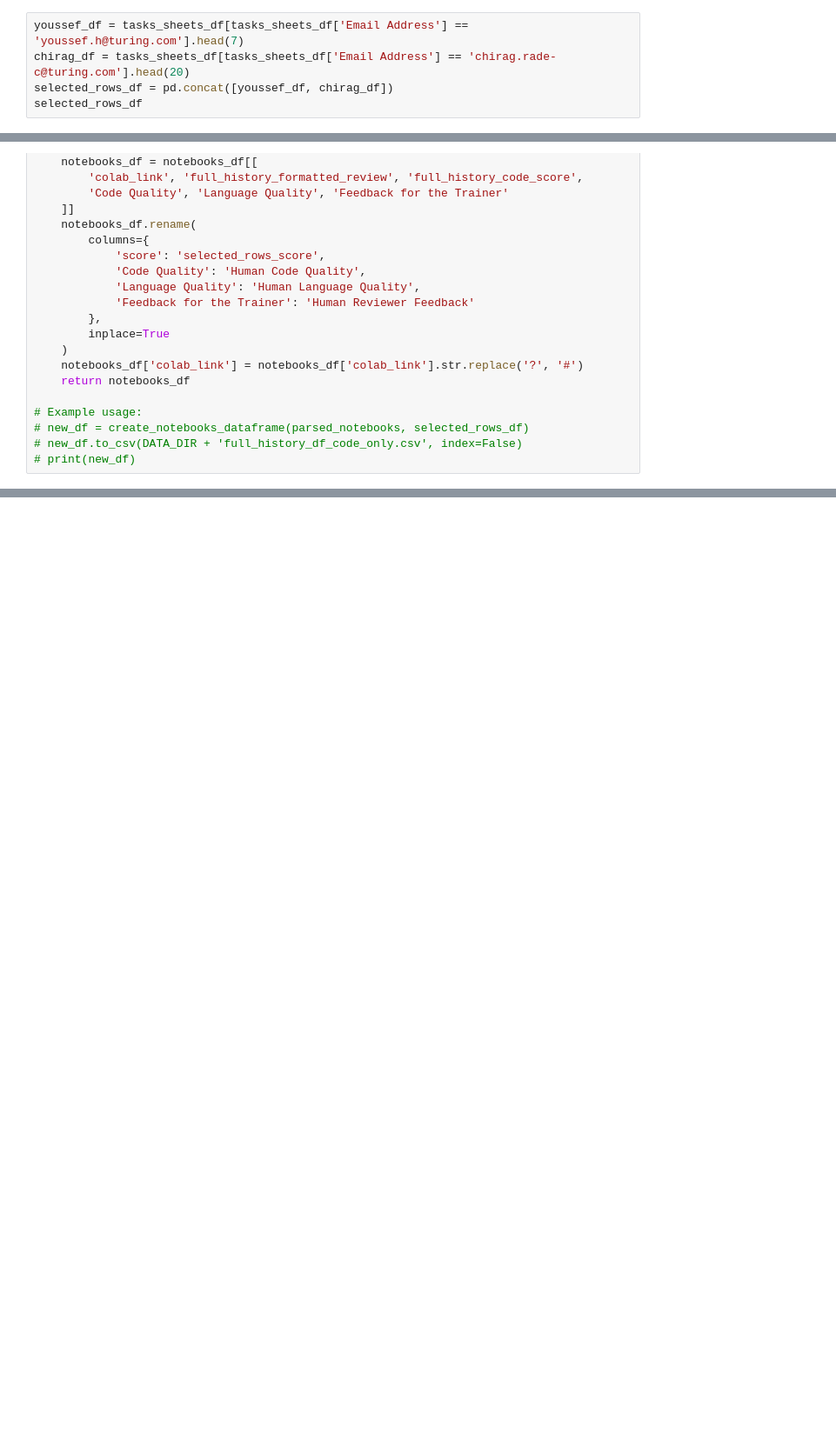
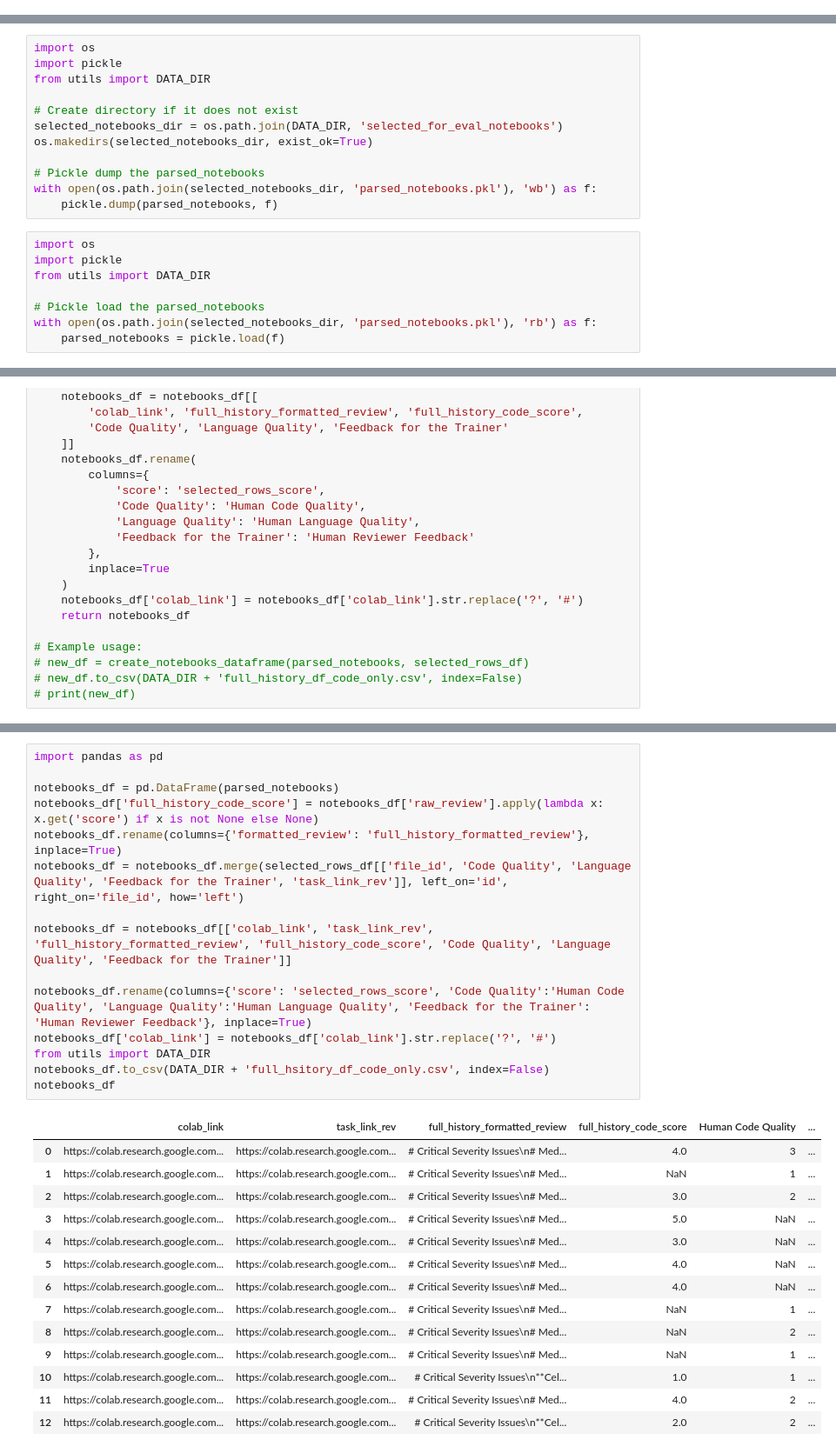
Before and after one commit to alexei-v-tu/character_tasks, a Jupyter notebook: operations/gpt_reviews/full_convo_code_reviewer.ipynb, the cells around one changed output, grey strips where cells are left out. Shown at 87% size. Drawn from its saved outputs; the diff is of its cells as text; blank space fills up the shorter version.

```diff
--- a/operations/gpt_reviews/full_convo_code_reviewer.ipynb
+++ b/operations/gpt_reviews/full_convo_code_reviewer.ipynb
@@ -179,8 +179,3 @@ tracking_sheet_id = "1qBU7Kvuuij2fxbqPxebReKMxWgIBmOIE5Gi4ZuX0j_4"
 reviews_sheets_df = download_sheet_as_df(service_account_path, tracking_sheet_id, 'Reviews')
 from utils import get_delivered_df
 delivered_df = get_delivered_df([1,2,3,4,5])
-# %%
-youssef_df = tasks_sheets_df[tasks_sheets_df['Email Address'] == 'youssef.h@turing.com'].head(7)
-chirag_df = tasks_sheets_df[tasks_sheets_df['Email Address'] == 'chirag.rade-c@turing.com'].head(20)
-selected_rows_df = pd.concat([youssef_df, chirag_df])
-selected_rows_df
@@ -549,6 +526,26 @@ Downloading and parsing notebook 12/13 (File ID: 182EqzbvKd4W7-eEuAoRInPtWzMj9oV
 Download progress: 100%.
 Downloading and parsing notebook 13/13 (File ID: 1yfP7u0DJjcZvthfDq-_GQcc343eTRMWM, Revision ID: 0BxmKQQ91GHhcaDhndXZza1FySklWVGVkQldjcjRnbXdTUVJjPQ)
 Download progress: 100%.
+# %%
+import os
+import pickle
+from utils import DATA_DIR
+
+# Create directory if it does not exist
+selected_notebooks_dir = os.path.join(DATA_DIR, 'selected_for_eval_notebooks')
+os.makedirs(selected_notebooks_dir, exist_ok=True)
+
+# Pickle dump the parsed_notebooks
+with open(os.path.join(selected_notebooks_dir, 'parsed_notebooks.pkl'), 'wb') as f:
+    pickle.dump(parsed_notebooks, f)
+# %%
+import os
+import pickle
+from utils import DATA_DIR
+
+# Pickle load the parsed_notebooks
+with open(os.path.join(selected_notebooks_dir, 'parsed_notebooks.pkl'), 'rb') as f:
+    parsed_notebooks = pickle.load(f)
 # %%
 from concurrent.futures import ThreadPoolExecutor, as_completed
 from tqdm.notebook import tqdm
@@ -710,0 +713,30 @@ def create_notebooks_dataframe(parsed_notebooks, selected_rows_df):
+# %%
+import pandas as pd
+
+notebooks_df = pd.DataFrame(parsed_notebooks)
+notebooks_df['full_history_code_score'] = notebooks_df['raw_review'].apply(lambda x: x.get('score') if x is not None else None)
+notebooks_df.rename(columns={'formatted_review': 'full_history_formatted_review'}, inplace=True)
+notebooks_df = notebooks_df.merge(selected_rows_df[['file_id', 'Code Quality', 'Language Quality', 'Feedback for the Trainer', 'task_link_rev']], left_on='id', right_on='file_id', how='left')
+
+notebooks_df = notebooks_df[['colab_link', 'task_link_rev', 'full_history_formatted_review', 'full_history_code_score', 'Code Quality', 'Language Quality', 'Feedback for the Trainer']]
+
+notebooks_df.rename(columns={'score': 'selected_rows_score', 'Code Quality':'Human Code Quality', 'Language Quality':'Human Language Quality', 'Feedback for the Trainer': 'Human Reviewer Feedback'}, inplace=True)
+notebooks_df['colab_link'] = notebooks_df['colab_link'].str.replace('?', '#')
+from utils import DATA_DIR
+notebooks_df.to_csv(DATA_DIR + 'full_hsitory_df_code_only.csv', index=False)
+notebooks_df
+# %% [output]
+|  | colab_link | task_link_rev | full_history_formatted_review | full_history_code_score | Human Code Quality | ... |
+| 0 | https://colab.research.google.com... | https://colab.research.google.com... | # Critical Severity Issues\n# Med... | 4.0 | 3 | ... |
+| 1 | https://colab.research.google.com... | https://colab.research.google.com... | # Critical Severity Issues\n# Med... | NaN | 1 | ... |
+| 2 | https://colab.research.google.com... | https://colab.research.google.com... | # Critical Severity Issues\n# Med... | 3.0 | 2 | ... |
+| 3 | https://colab.research.google.com... | https://colab.research.google.com... | # Critical Severity Issues\n# Med... | 5.0 | NaN | ... |
+| 4 | https://colab.research.google.com... | https://colab.research.google.com... | # Critical Severity Issues\n# Med... | 3.0 | NaN | ... |
+| 5 | https://colab.research.google.com... | https://colab.research.google.com... | # Critical Severity Issues\n# Med... | 4.0 | NaN | ... |
+| 6 | https://colab.research.google.com... | https://colab.research.google.com... | # Critical Severity Issues\n# Med... | 4.0 | NaN | ... |
+| 7 | https://colab.research.google.com... | https://colab.research.google.com... | # Critical Severity Issues\n# Med... | NaN | 1 | ... |
+| 8 | https://colab.research.google.com... | https://colab.research.google.com... | # Critical Severity Issues\n# Med... | NaN | 2 | ... |
+| 9 | https://colab.research.google.com... | https://colab.research.google.com... | # Critical Severity Issues\n# Med... | NaN | 1 | ... |
+| 10 | https://colab.research.google.com... | https://colab.research.google.com... | # Critical Severity Issues\n**Cel... | 1.0 | 1 | ... |
+| 11 | https://colab.research.google.com... | https://colab.research.google.com... | # Critical Severity Issues\n# Med... | 4.0 | 2 | ... |
+| 12 | https://colab.research.google.com... | https://colab.research.google.com... | # Critical Severity Issues\n**Cel... | 2.0 | 2 | ... |
```
Also changed, not shown: parts of 13 cells of this notebook.
